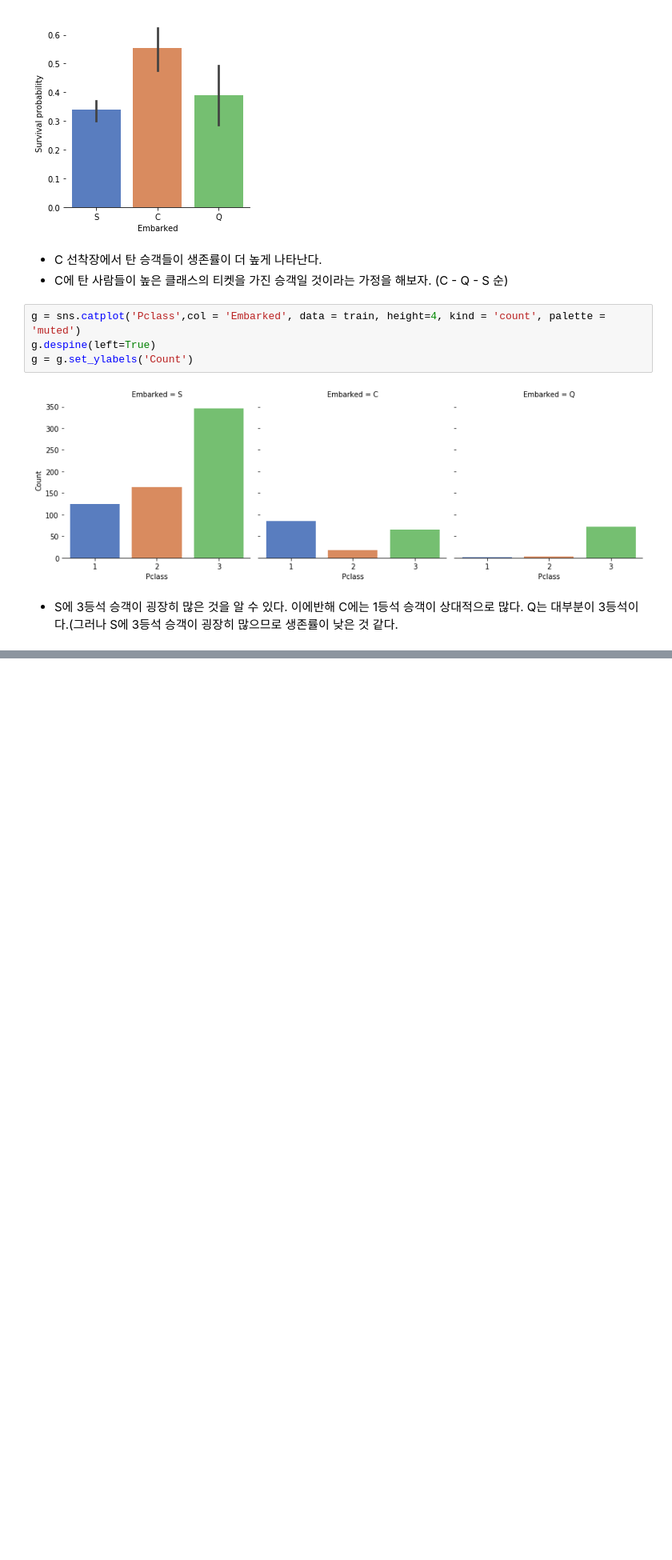
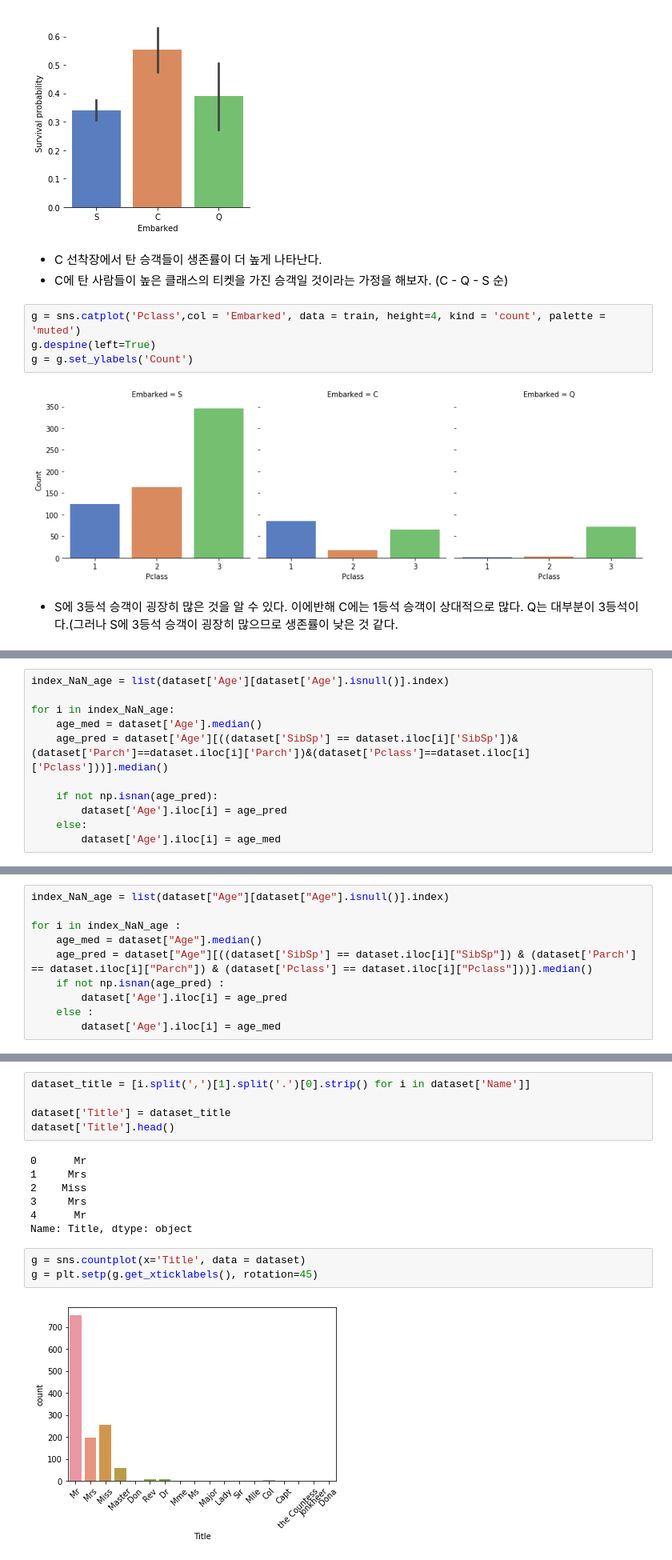
Before and after one commit to InkyunMoon/TIL, a Jupyter notebook: 5. Kaggle/Titanic3(Top 4% with ensemble modeling).ipynb, the cells around one changed output, grey strips where cells are left out. Shown at 80% size. Drawn from its saved outputs; the diff is of its cells as text; blank space fills up the shorter version.

```diff
--- a/5. Kaggle/Titanic3(Top 4% with ensemble modeling).ipynb
+++ b/5. Kaggle/Titanic3(Top 4% with ensemble modeling).ipynb
@@ -278,0 +309,11 @@ https://www.kaggle.com/yassineghouzam/titanic-top-4-with-ensemble-modeling
+# %%
+index_NaN_age = list(dataset['Age'][dataset['Age'].isnull()].index)
+
+for i in index_NaN_age:
+    age_med = dataset['Age'].median()
+    age_pred = dataset['Age'][((dataset['SibSp'] == dataset.iloc[i]['SibSp'])&(dataset['Parch']==dataset.iloc[i]['Parch'])&(dataset['Pclass']==dataset.iloc[i]['Pclass']))].median()
+
+    if not np.isnan(age_pred):
+        dataset['Age'].iloc[i] = age_pred
+    else:
+        dataset['Age'].iloc[i] = age_med
@@ -278,0 +328,10 @@ https://www.kaggle.com/yassineghouzam/titanic-top-4-with-ensemble-modeling
+# %%
+index_NaN_age = list(dataset["Age"][dataset["Age"].isnull()].index)
+
+for i in index_NaN_age :
+    age_med = dataset["Age"].median()
+    age_pred = dataset["Age"][((dataset['SibSp'] == dataset.iloc[i]["SibSp"]) & (dataset['Parch'] == dataset.iloc[i]["Parch"]) & (dataset['Pclass'] == dataset.iloc[i]["Pclass"]))].median()
+    if not np.isnan(age_pred) :
+        dataset['Age'].iloc[i] = age_pred
+    else :
+        dataset['Age'].iloc[i] = age_med
@@ -278,0 +355,17 @@ https://www.kaggle.com/yassineghouzam/titanic-top-4-with-ensemble-modeling
+# %%
+dataset_title = [i.split(',')[1].split('.')[0].strip() for i in dataset['Name']]
+
+dataset['Title'] = dataset_title
+dataset['Title'].head()
+# %% [output]
+0      Mr
+1     Mrs
+2    Miss
+3     Mrs
+4      Mr
+Name: Title, dtype: object
+# %%
+g = sns.countplot(x='Title', data = dataset)
+g = plt.setp(g.get_xticklabels(), rotation=45)
+# %% [output]
+[figure, added]
```
Also changed, not shown: parts of 63 cells of this notebook, 3 other files.
